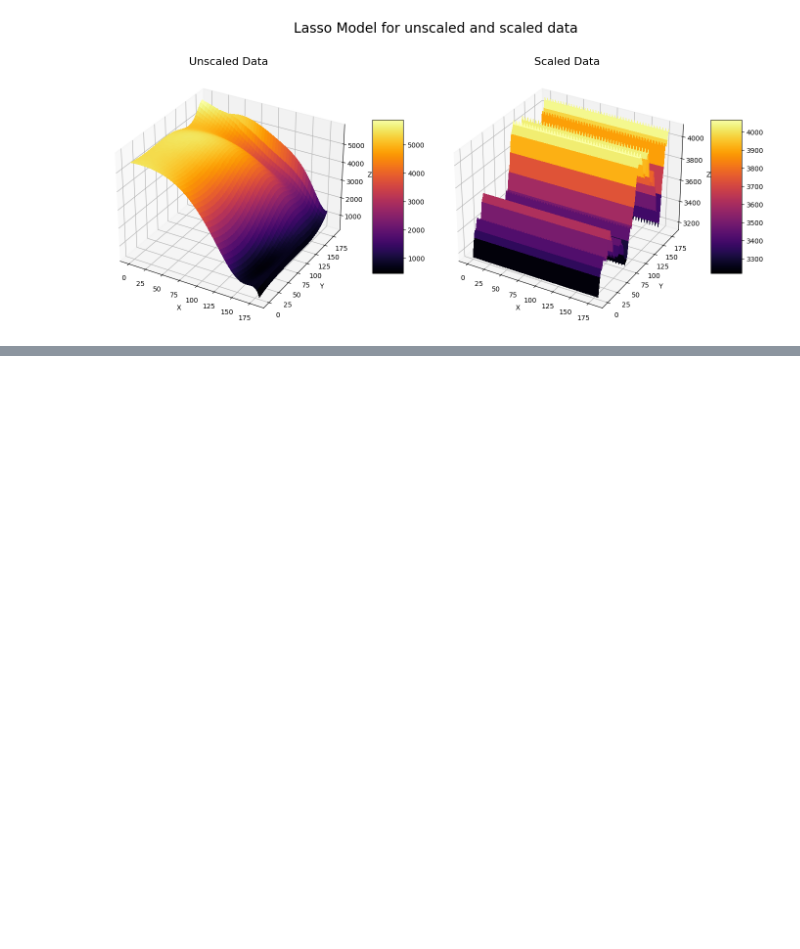
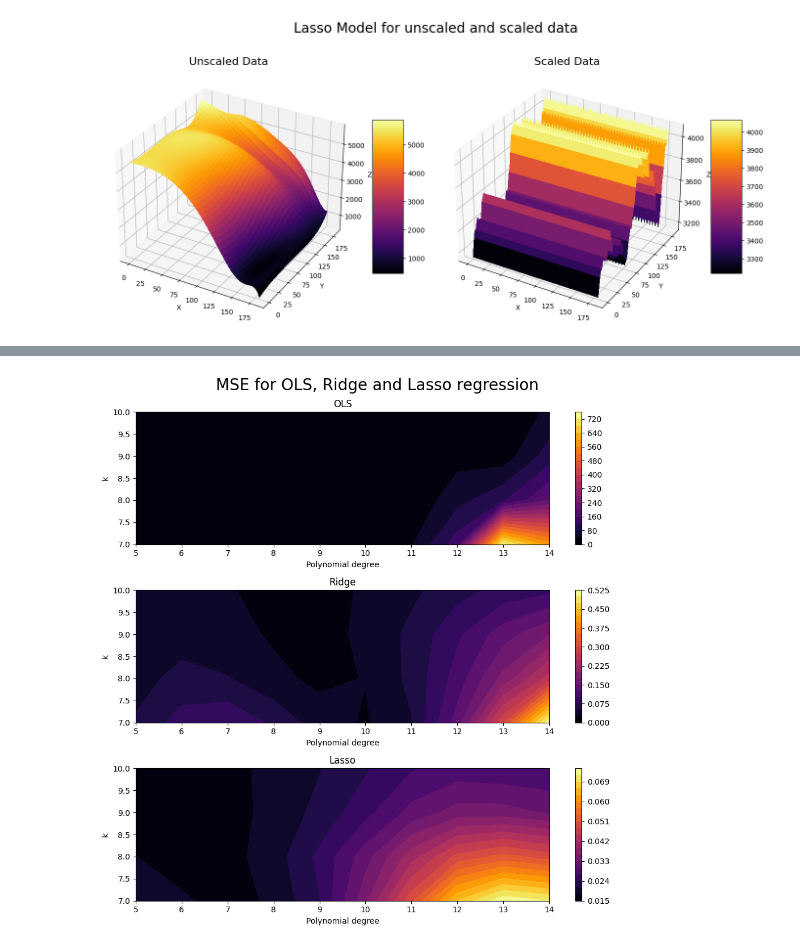
Before and after one commit to hishemok/FYS-STK4155, a Jupyter notebook: Project1/real_data.ipynb, the cells around one changed output, grey strips where cells are left out. Cells and saved outputs as stored; diff of their text form; code cells hidden in the pictures; blank space fills up the shorter version.

Commit message:
Adding plots

```diff
--- a/Project1/real_data.ipynb
+++ b/Project1/real_data.ipynb
@@ -529,7 +529,7 @@ importlib.reload(fun)
 
 
 
-k = np.arange(5, 11)
+k = np.arange(7, 11)
 
 degrees = np.arange(5, 15)
 
@@ -551,11 +551,13 @@ for d in degrees:
     n = 0
     for i in k:
         X = fun.create_design_matrix(x, y, d)
-        errorols,betaols = fun.k_fold_CV('OLS', X, z_flat, 0, i)
+        X_scaled,scaler_X = fun.scale_X(X,minmax=True)
+        z_scaled,scaler_z = fun.scale_target(z,minmax=True)
+        errorols,betaols = fun.k_fold_CV('OLS', X_scaled, z_scaled.flatten(), 0, i)
 
-        errorridge,betaridge = fun.k_fold_CV('Ridge', X, z_flat,1e-4,i)
+        errorridge,betaridge = fun.k_fold_CV('Ridge', X_scaled, z_scaled.flatten(),1e-4,i)
 
-        errorlasso,betalasso = fun.k_fold_CV('Lasso', X, z_flat,1e-5,i)
+        errorlasso,betalasso = fun.k_fold_CV('Lasso', X_scaled, z_scaled.flatten(),1e-5,i)
 
         mse[n, m, 0] = errorols
         mse[n, m, 1] = errorridge
@@ -614,35 +624,38 @@ print(bestmodelols,bestmodelridge,bestmodellasso)
 # %%
 #Heatmap plot for MSE for OLS, Ridge and Lasso regression
 fig, axs = plt.subplots(3, 1, figsize=(10, 10))
 fig.suptitle('MSE for OLS, Ridge and Lasso regression',fontsize=20)
 
-# Define degrees and k for extent
-degrees = np.arange(5, 11)  # Degree axis
-k = np.arange(5, 11)  # k axis
+
+k = np.arange(7, 11)
+
+degrees = np.arange(5, 15)
 
 # OLS
 mappable0 = axs[0].contourf(degrees, k, mse[:, :, 0], cmap='inferno', levels=20)
 axs[0].set_title('OLS')
 axs[0].set_xlabel('Polynomial degree')
 axs[0].set_ylabel('k')
 fig.colorbar(mappable0, ax=axs[0])
 
 # Ridge
 mappable1 = axs[1].contourf(degrees, k, mse[:, :, 1], cmap='inferno', levels=20)
 axs[1].set_title('Ridge')
 axs[1].set_xlabel('Polynomial degree')
 axs[1].set_ylabel('k')
 fig.colorbar(mappable1, ax=axs[1])
 
 # Lasso
 mappable2 = axs[2].contourf(degrees, k, mse[:, :, 2], cmap='inferno', levels=20)
 axs[2].set_title('Lasso')
 axs[2].set_xlabel('Polynomial degree')
 axs[2].set_ylabel('k')
 fig.colorbar(mappable2, ax=axs[2])
 
 plt.tight_layout()
 plt.show()
+# %% [output]
+[figure, added]
 # %%
 # Surface plot for all the best models as well as the terrain data
 
```
Also changed, not shown: parts of 4 cells of this notebook, 7 other files.
